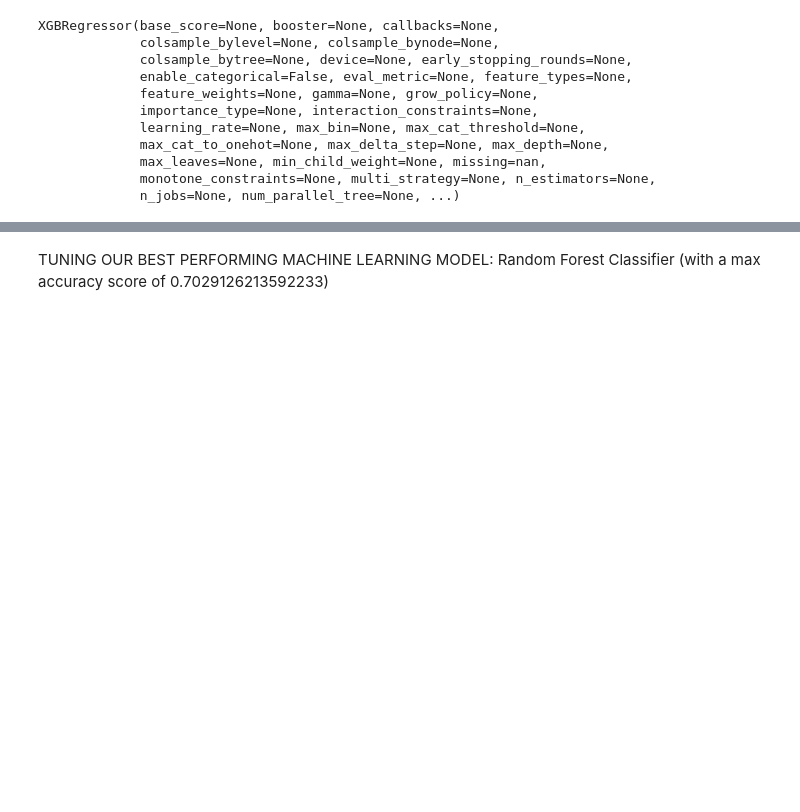
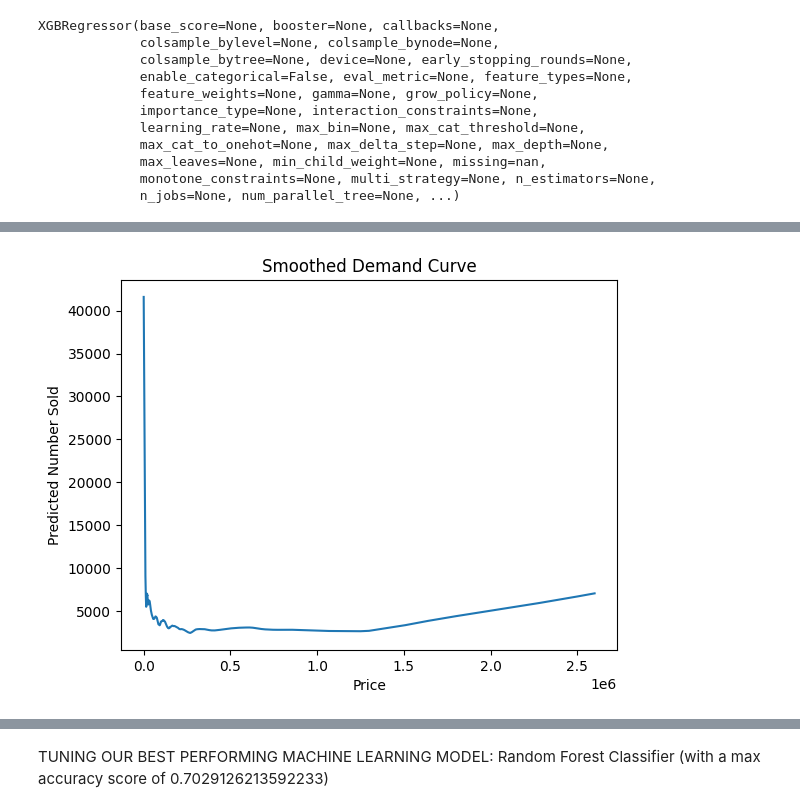
Before and after one commit to Barrizzz/Data-Science-ML, a Jupyter notebook: MLTesting.ipynb, the cells around one changed output, grey strips where cells are left out. Drawn from its saved outputs; the diff is of its cells as text; code cells hidden in the pictures; blank space fills up the shorter version.

```diff
--- a/MLTesting.ipynb
+++ b/MLTesting.ipynb
@@ -141,0 +148,13 @@ plt.show()
+# %%
+from statsmodels.nonparametric.smoothers_lowess import lowess
+
+data_smooth = data[["price", "predicted sold"]].dropna().sort_values("price")
+smooth = lowess(data_smooth["predicted sold"], data_smooth["price"], frac=0.12)
+
+plt.plot(smooth[:,0], smooth[:,1])
+plt.xlabel("Price")
+plt.ylabel("Predicted Number Sold")
+plt.title("Smoothed Demand Curve")
+plt.show()
+# %% [output]
+[figure, added]
```
Also changed, not shown: parts of 16 cells of this notebook.
